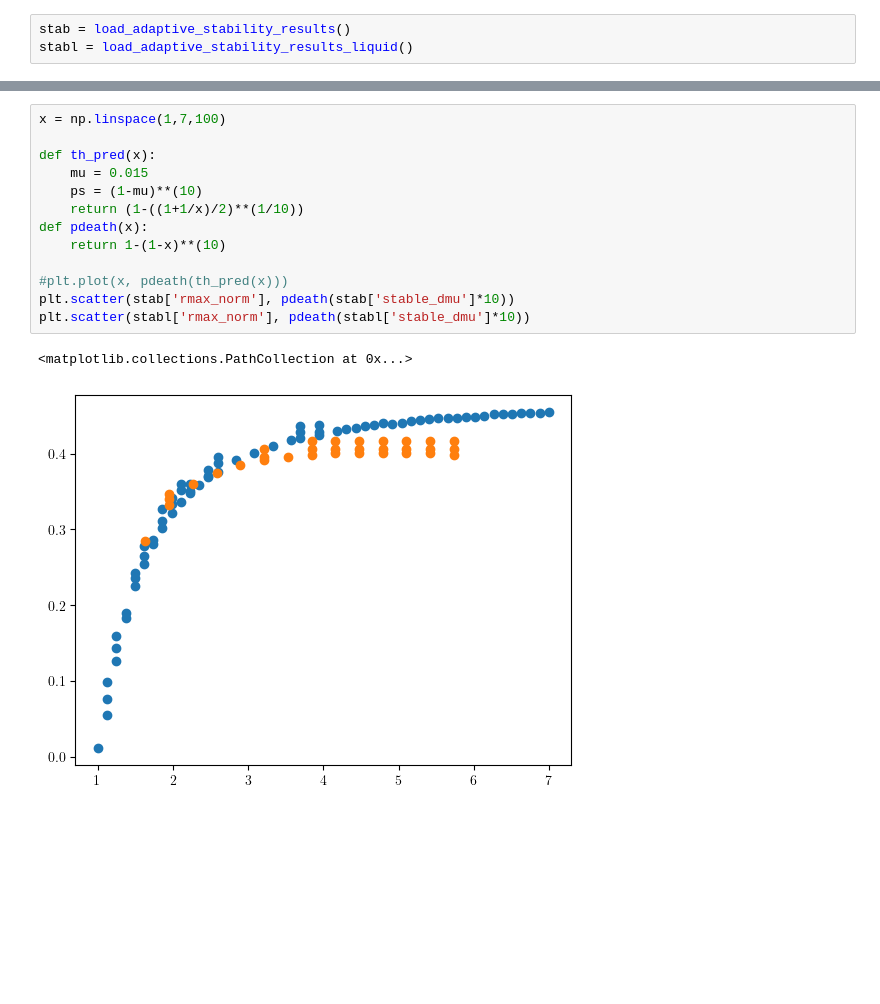
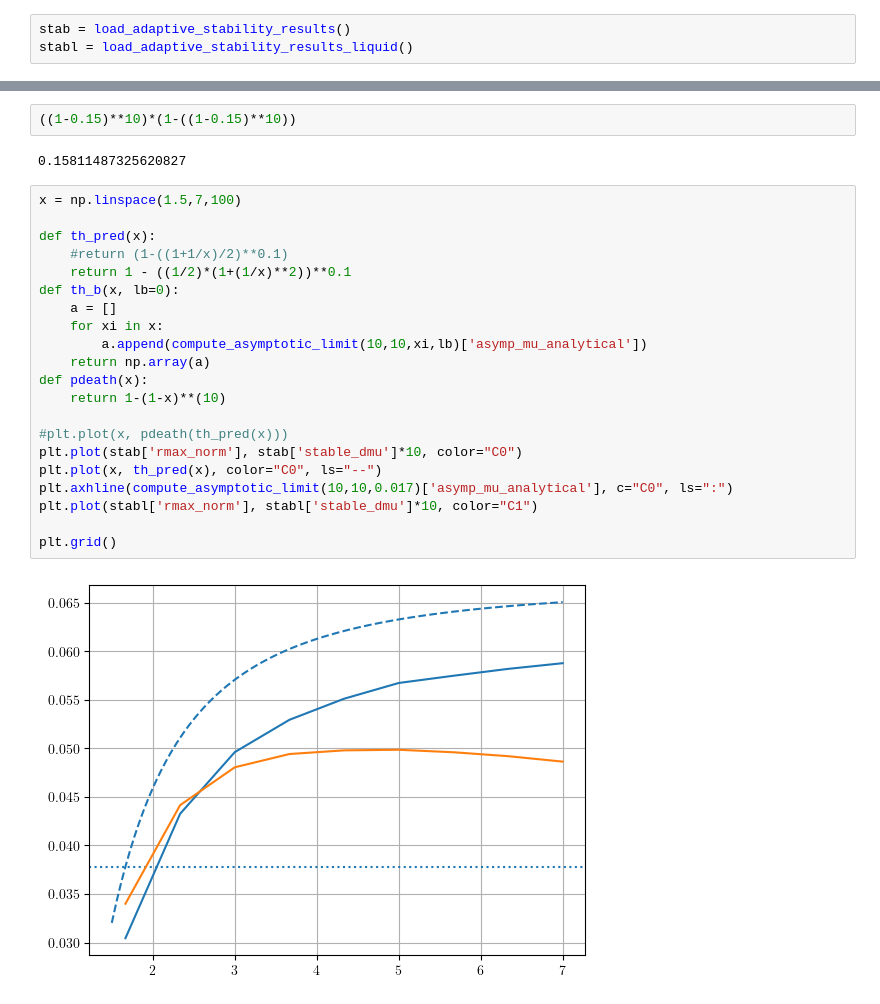
Before and after one commit to francescozambelli/CancerEvo, a Jupyter notebook: notebooks/analysis.ipynb, the cells around one changed output, grey strips where cells are left out. Cells and saved outputs as stored; diff of their text form; blank space fills up the shorter version.

Commit message:
refactor: adjust simulation parameters and update associated analysis figures and notebooks

```diff
--- a/notebooks/analysis.ipynb
+++ b/notebooks/analysis.ipynb
@@ -251,16 +239,27 @@ stabl
+# %%
+((1-0.15)**10)*(1-((1-0.15)**10))
+# %% [output]
+0.15811487325620827
 # %%
-x = np.linspace(1,7,100)
+x = np.linspace(1.5,7,100)
 
 def th_pred(x):
-    mu = 0.015
-    ps = (1-mu)**(10)
-    return (1-((1+1/x)/2)**(1/10))
+    #return (1-((1+1/x)/2)**0.1)
+    return 1 - ((1/2)*(1+(1/x)**2))**0.1
+def th_b(x, lb=0):
+    a = []
+    for xi in x:
+        a.append(compute_asymptotic_limit(10,10,xi,lb)['asymp_mu_analytical'])
+    return np.array(a)
 def pdeath(x):
     return 1-(1-x)**(10)
 
 #plt.plot(x, pdeath(th_pred(x)))
-plt.scatter(stab['rmax_norm'], pdeath(stab['stable_dmu']*10))
-plt.scatter(stabl['rmax_norm'], pdeath(stabl['stable_dmu']*10))
+plt.plot(stab['rmax_norm'], stab['stable_dmu']*10, color="C0")
+plt.plot(x, th_pred(x), color="C0", ls="--")
+plt.axhline(compute_asymptotic_limit(10,10,0.017)['asymp_mu_analytical'], c="C0", ls=":")
+plt.plot(stabl['rmax_norm'], stabl['stable_dmu']*10, color="C1")
+
+plt.grid()
 # %% [output]
-<matplotlib.collections.PathCollection at 0x...>
-[figure, old version]
+[figure, new version]
```
Also changed, not shown: parts of 7 cells of this notebook, 24 other files.
